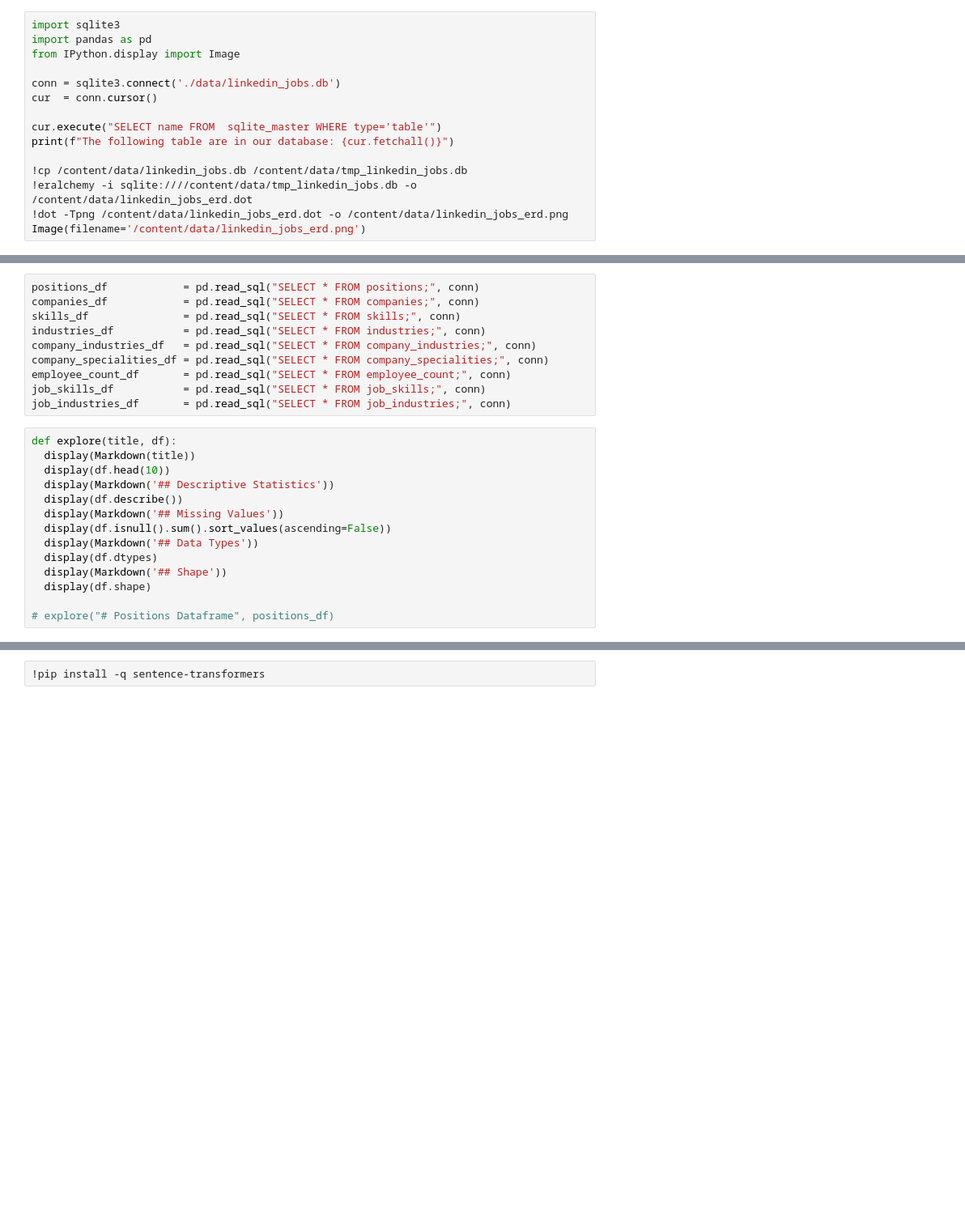
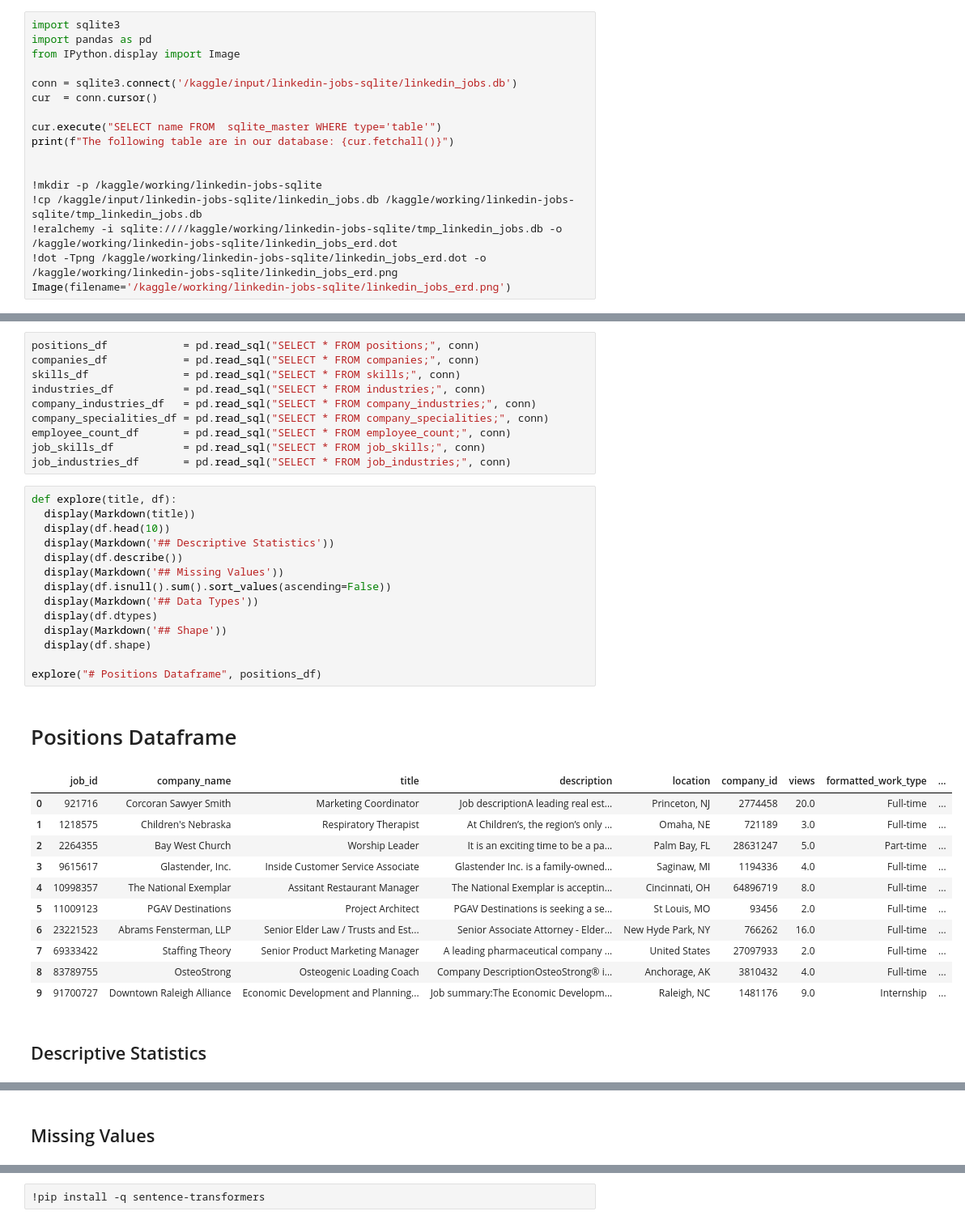
Before and after one commit to Lennykiruthu/job-market-analysis, a Jupyter notebook: 02_eda_and_feature_engineering.ipynb, the cells around one changed output, grey strips where cells are left out. Shown at 81% size. Drawn from its saved outputs; the diff is of its cells as text; blank space fills up the shorter version.

```diff
--- a/02_eda_and_feature_engineering.ipynb
+++ b/02_eda_and_feature_engineering.ipynb
@@ -31,16 +27,18 @@ import sqlite3
 import pandas as pd
 from IPython.display import Image
 
-conn = sqlite3.connect('./data/linkedin_jobs.db')
+conn = sqlite3.connect('/kaggle/input/linkedin-jobs-sqlite/linkedin_jobs.db')
 cur  = conn.cursor()
 
 cur.execute("SELECT name FROM  sqlite_master WHERE type='table'")
 print(f"The following table are in our database: {cur.fetchall()}")
 
-!cp /content/data/linkedin_jobs.db /content/data/tmp_linkedin_jobs.db
-!eralchemy -i sqlite:////content/data/tmp_linkedin_jobs.db -o /content/data/linkedin_jobs_erd.dot
-!dot -Tpng /content/data/linkedin_jobs_erd.dot -o /content/data/linkedin_jobs_erd.png
-Image(filename='/content/data/linkedin_jobs_erd.png')
+
+!mkdir -p /kaggle/working/linkedin-jobs-sqlite
+!cp /kaggle/input/linkedin-jobs-sqlite/linkedin_jobs.db /kaggle/working/linkedin-jobs-sqlite/tmp_linkedin_jobs.db
+!eralchemy -i sqlite:////kaggle/working/linkedin-jobs-sqlite/tmp_linkedin_jobs.db -o /kaggle/working/linkedin-jobs-sqlite/linkedin_jobs_erd.dot
+!dot -Tpng /kaggle/working/linkedin-jobs-sqlite/linkedin_jobs_erd.dot -o /kaggle/working/linkedin-jobs-sqlite/linkedin_jobs_erd.png
+Image(filename='/kaggle/working/linkedin-jobs-sqlite/linkedin_jobs_erd.png')
 # %% [output]
 The following table are in our database: [('companies',), ('skills',), ('industries',), ('positions',), ('company_industries',), ('company_specialities',), ('employee_count',), ('job_skills',), ('job_ ...
 [figure]
@@ -66,14 +64,28 @@ job_industries_df       = pd.read_sql("SELECT * FROM job_industries;", conn)
 # %%
 def explore(title, df):
   display(Markdown(title))
   display(df.head(10))
   display(Markdown('## Descriptive Statistics'))
   display(df.describe())
   display(Markdown('## Missing Values'))
   display(df.isnull().sum().sort_values(ascending=False))
   display(Markdown('## Data Types'))
   display(df.dtypes)
   display(Markdown('## Shape'))
   display(df.shape)
 
-# explore("# Positions Dataframe", positions_df)
+explore("# Positions Dataframe", positions_df)
+# %% [output]
+# Positions Dataframe
+|  | job_id | company_name | title | description | location | company_id | views | formatted_work_type | ... |
+| 0 | 921716 | Corcoran Sawyer Smith | Marketing Coordinator | Job descriptionA leading real est... | Princeton, NJ | 2774458 | 20.0 | Full-time | ... |
+| 1 | 1218575 | Children's Nebraska | Respiratory Therapist | At Children’s, the region’s only ... | Omaha, NE | 721189 | 3.0 | Full-time | ... |
+| 2 | 2264355 | Bay West Church | Worship Leader | It is an exciting time to be a pa... | Palm Bay, FL | 28631247 | 5.0 | Part-time | ... |
+| 3 | 9615617 | Glastender, Inc. | Inside Customer Service Associate | Glastender Inc. is a family-owned... | Saginaw, MI | 1194336 | 4.0 | Full-time | ... |
+| 4 | 10998357 | The National Exemplar | Assitant Restaurant Manager | The National Exemplar is acceptin... | Cincinnati, OH | 64896719 | 8.0 | Full-time | ... |
+| 5 | 11009123 | PGAV Destinations | Project Architect | PGAV Destinations is seeking a se... | St Louis, MO | 93456 | 2.0 | Full-time | ... |
+| 6 | 23221523 | Abrams Fensterman, LLP | Senior Elder Law / Trusts and Est... | Senior Associate Attorney - Elder... | New Hyde Park, NY | 766262 | 16.0 | Full-time | ... |
+| 7 | 69333422 | Staffing Theory | Senior Product Marketing Manager | A leading pharmaceutical company ... | United States | 27097933 | 2.0 | Full-time | ... |
+| 8 | 83789755 | OsteoStrong | Osteogenic Loading Coach | Company DescriptionOsteoStrong® i... | Anchorage, AK | 3810432 | 4.0 | Full-time | ... |
+| 9 | 91700727 | Downtown Raleigh Alliance | Economic Development and Planning... | Job summary:The Economic Developm... | Raleigh, NC | 1481176 | 9.0 | Internship | ... |
+## Descriptive Statistics
@@ -79,0 +101 @@ def explore(title, df):
+## Missing Values
```
Also changed, not shown: parts of 24 cells of this notebook, 6 other files.
